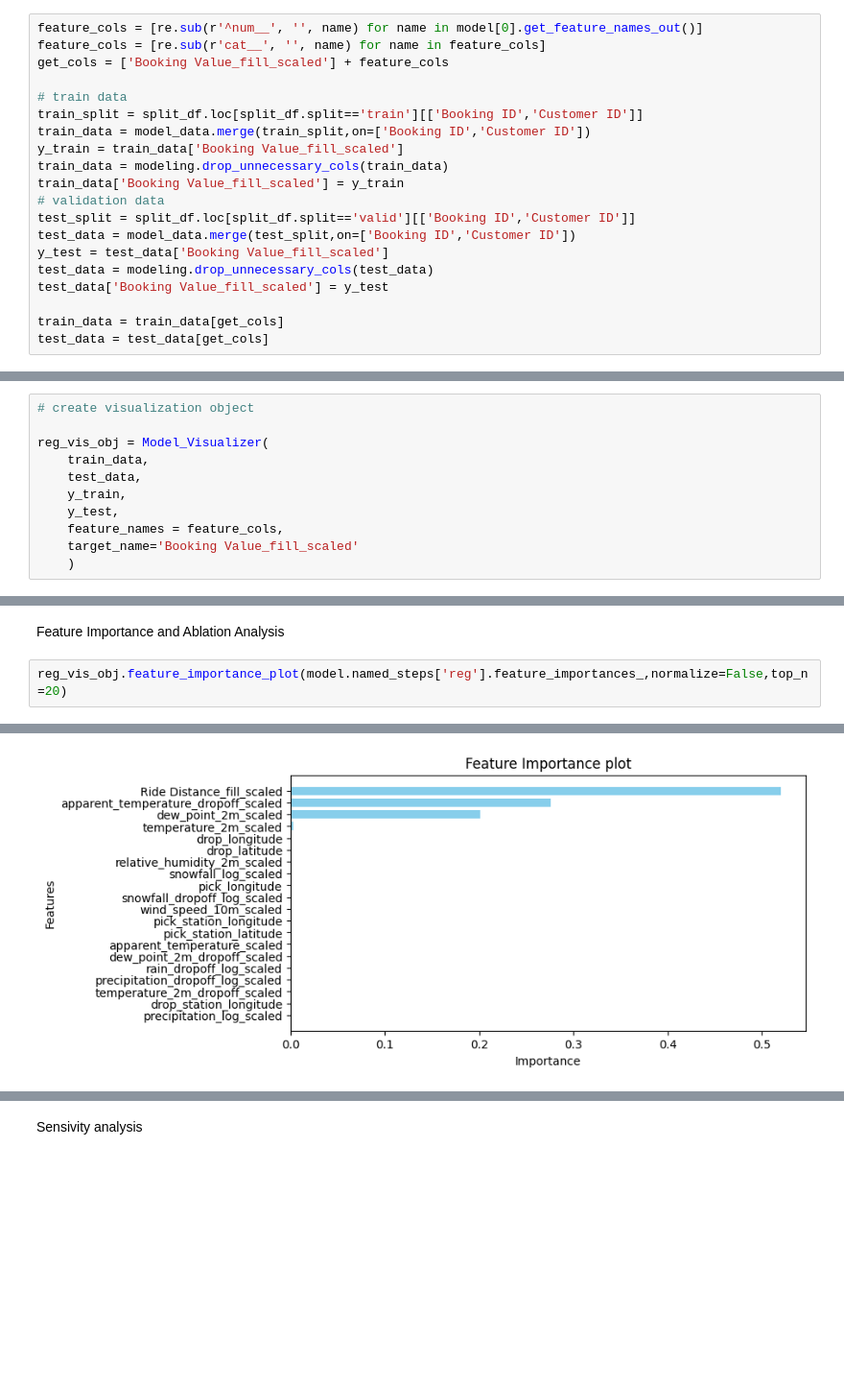
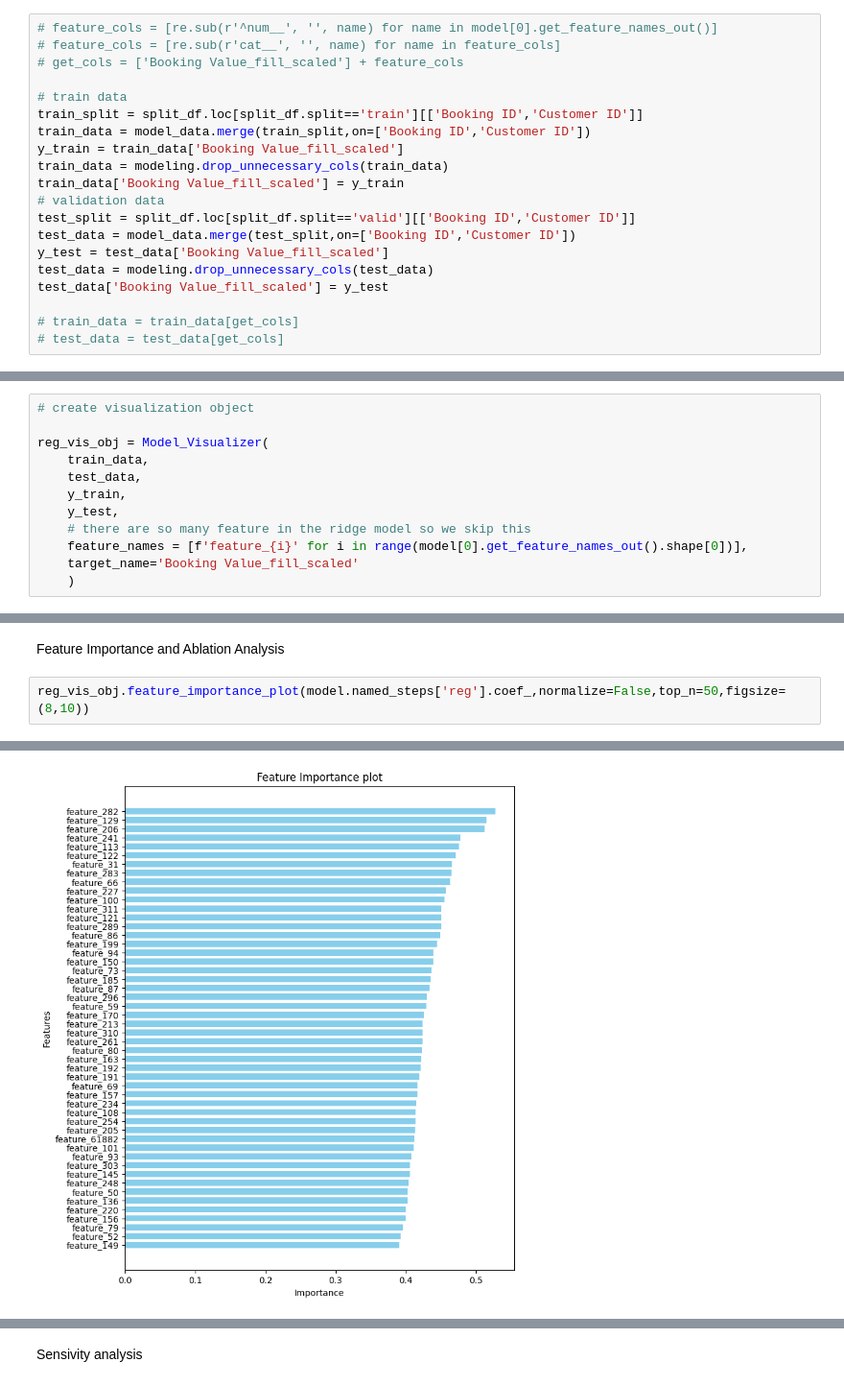
Before and after one commit to NDuan-510/MADS-MS2-Uber-Analysis, a Jupyter notebook: 4.5. Supervised Model evaluation & Failure analysis (fare prediction) (fulldata).ipynb, the cells around one changed output, grey strips where cells are left out. Shown at 96% size. Saved outputs shown, nothing was run; the diff lists cells and outputs as text; blank space fills up the shorter version.

```diff
--- a/4.5. Supervised Model evaluation & Failure analysis (fare prediction) (fulldata).ipynb
+++ b/4.5. Supervised Model evaluation & Failure analysis (fare prediction) (fulldata).ipynb
@@ -53,9 +53,9 @@ if use_lite_version:
 else:
     model_data =pd.read_csv('ncr_ride_bookings_with_weather_filled_scaled_short.csv')
 # %%
-feature_cols = [re.sub(r'^num__', '', name) for name in model[0].get_feature_names_out()]
-feature_cols = [re.sub(r'cat__', '', name) for name in feature_cols]
-get_cols = ['Booking Value_fill_scaled'] + feature_cols
+# feature_cols = [re.sub(r'^num__', '', name) for name in model[0].get_feature_names_out()]
+# feature_cols = [re.sub(r'cat__', '', name) for name in feature_cols]
+# get_cols = ['Booking Value_fill_scaled'] + feature_cols
 
 # train data
 train_split = split_df.loc[split_df.split=='train'][['Booking ID','Customer ID']]
@@ -70,8 +70,8 @@ y_test = test_data['Booking Value_fill_scaled']
 test_data = modeling.drop_unnecessary_cols(test_data)
 test_data['Booking Value_fill_scaled'] = y_test
 
-train_data = train_data[get_cols]
-test_data = test_data[get_cols]
+# train_data = train_data[get_cols]
+# test_data = test_data[get_cols]
 # %%
 prediction_df = pd.read_csv(f'{base_directory}/reg_best_Booking_Value_fill_scaled_ridge_preds.csv')
 
@@ -108,7 +108,8 @@ reg_vis_obj = Model_Visualizer(
     test_data,
     y_train,
     y_test,
-    feature_names = feature_cols,
+    # there are so many feature in the ridge model so we skip this
+    feature_names = [f'feature_{i}' for i in range(model[0].get_feature_names_out().shape[0])],
     target_name='Booking Value_fill_scaled'
     )
 # %%
@@ -119,8 +120,8 @@ reg_vis_obj.residual_plot(model,bins=50,alpha=0.4)
 # %% [markdown]
 Feature Importance and Ablation Analysis
 # %%
-reg_vis_obj.feature_importance_plot(model.named_steps['reg'].feature_importances_,normalize=False,top_n=20)
+reg_vis_obj.feature_importance_plot(model.named_steps['reg'].coef_,normalize=False,top_n=50,figsize=(8,10))
 # %% [output]
 <Axes: title={'center': 'Feature Importance plot'}, xlabel='Importance', ylabel='Features'>
-[figure, old version]
+[figure, new version]
 # %%
```
Also changed, not shown: parts of 12 cells of this notebook, 18 other files.
